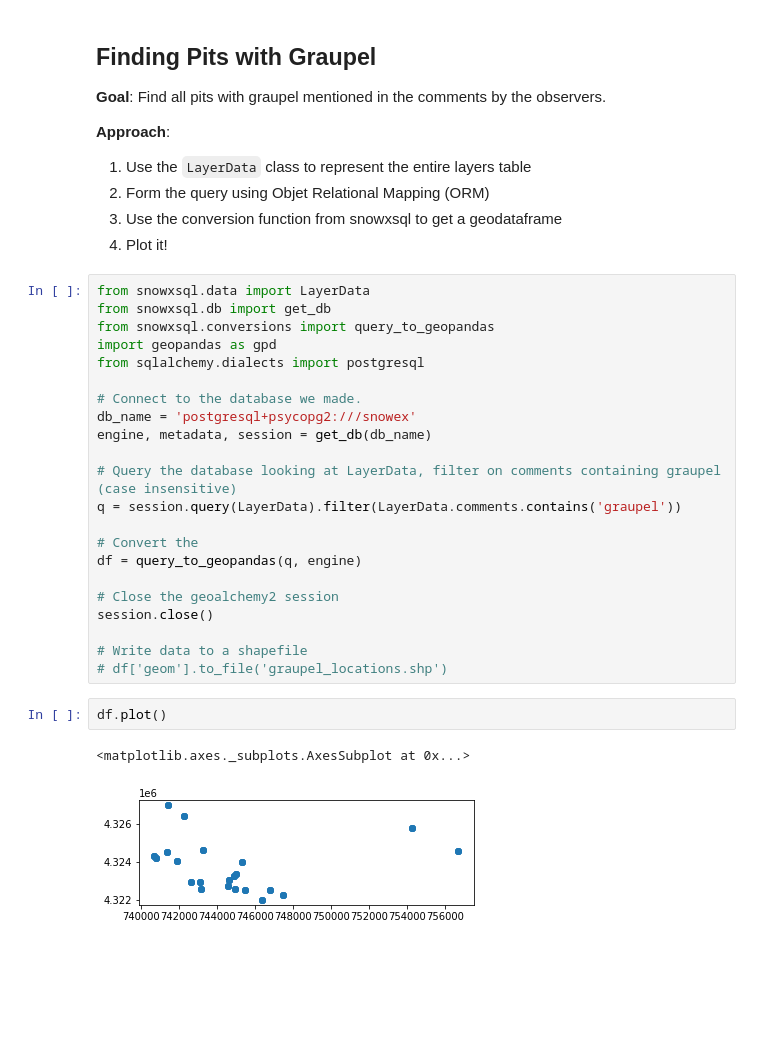
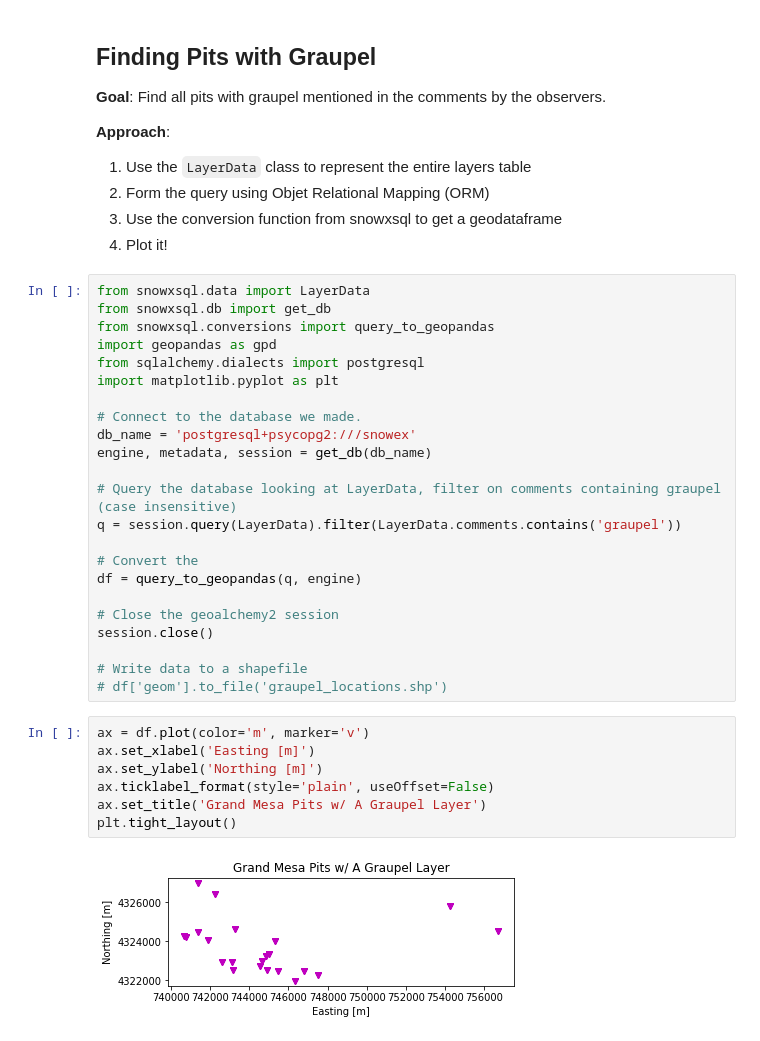
Before and after one commit to SnowEx/snowexsql, a Jupyter notebook: docs/gallery/graupel_pits_example.ipynb, the cells around one changed output. Saved outputs shown, nothing was run; the diff lists cells and outputs as text; blank space fills up the shorter version.

```diff
--- a/docs/gallery/graupel_pits_example.ipynb
+++ b/docs/gallery/graupel_pits_example.ipynb
@@ -15,6 +15,7 @@ from snowxsql.db import get_db
 from snowxsql.conversions import query_to_geopandas
 import geopandas as gpd
 from sqlalchemy.dialects import postgresql
+import matplotlib.pyplot as plt
 
 # Connect to the database we made.
 db_name = 'postgresql+psycopg2:///snowex'
@@ -31,8 +32,12 @@ session.close()
 
 # Write data to a shapefile
 # df['geom'].to_file('graupel_locations.shp')
-# %%
-df.plot()
-# %% [output]
-<matplotlib.axes._subplots.AxesSubplot at 0x...>
-[figure, removed]
+# %%
+ax = df.plot(color='m', marker='v')
+ax.set_xlabel('Easting [m]')
+ax.set_ylabel('Northing [m]')
+ax.ticklabel_format(style='plain', useOffset=False)
+ax.set_title('Grand Mesa Pits w/ A Graupel Layer')
+plt.tight_layout()
+# %% [output]
+[figure, added]
```
Also changed, not shown: 3 other files.
